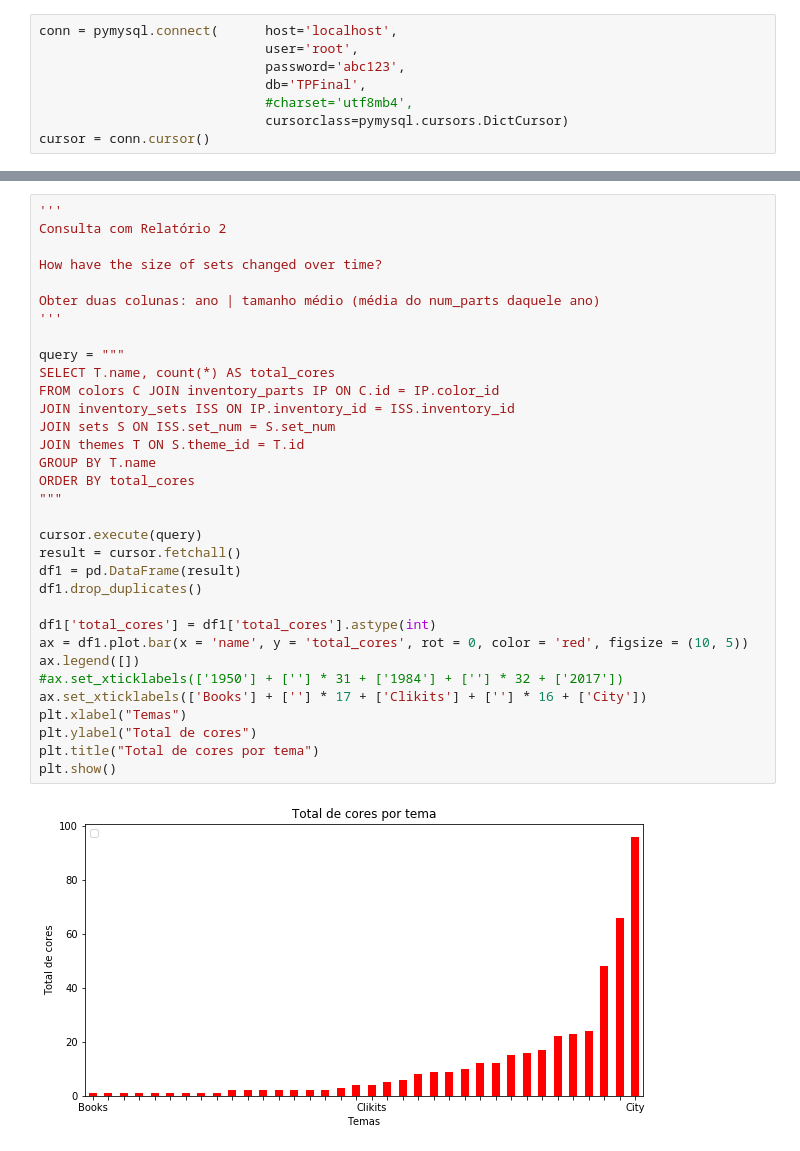
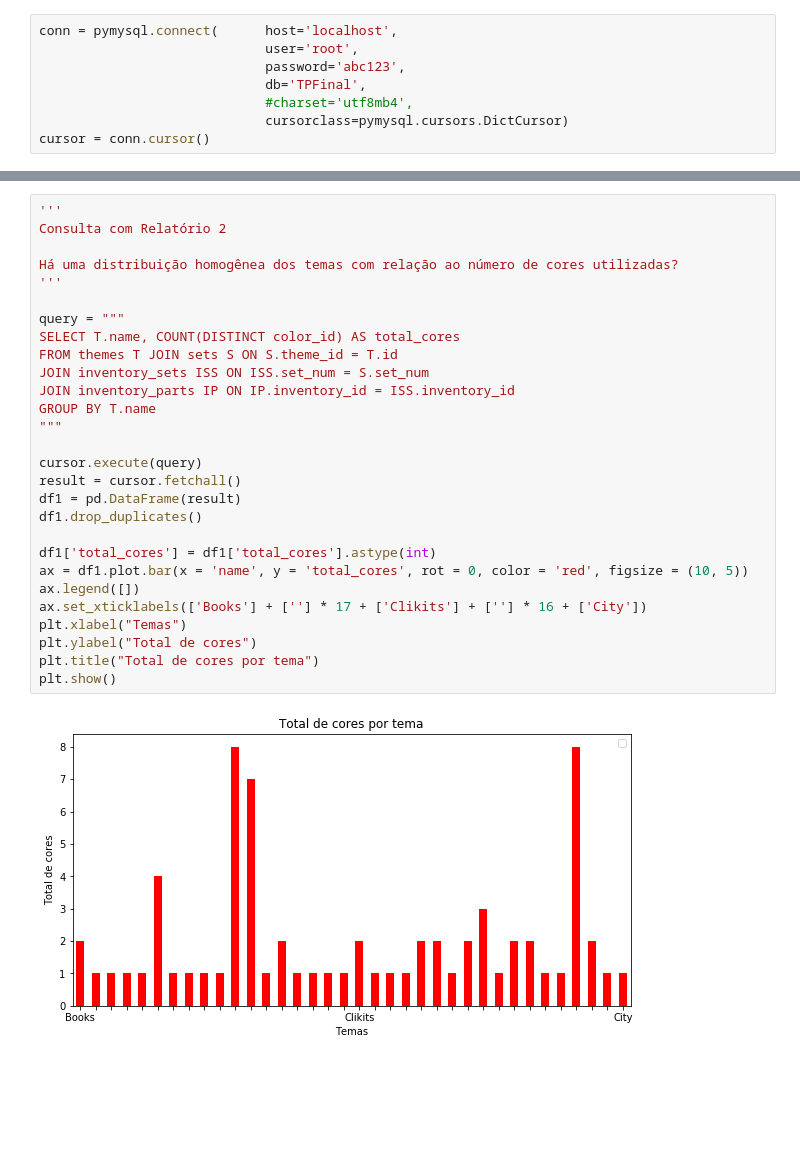
Before and after one commit to brenomatos/lego_database, a Jupyter notebook: Igor.ipynb, the cells around one changed output, grey strips where cells are left out. Cells and saved outputs as stored; diff of their text form; blank space fills up the shorter version.

```diff
--- a/Igor.ipynb
+++ b/Igor.ipynb
@@ -37,35 +35,30 @@ plt.show()
 # %%
 '''
 Consulta com Relatório 2
 
-How have the size of sets changed over time?
-
-Obter duas colunas: ano | tamanho médio (média do num_parts daquele ano)
+Há uma distribuição homogênea dos temas com relação ao número de cores utilizadas?
 '''
 
 query = """
-SELECT T.name, count(*) AS total_cores
-FROM colors C JOIN inventory_parts IP ON C.id = IP.color_id
-JOIN inventory_sets ISS ON IP.inventory_id = ISS.inventory_id
-JOIN sets S ON ISS.set_num = S.set_num
-JOIN themes T ON S.theme_id = T.id
+SELECT T.name, COUNT(DISTINCT color_id) AS total_cores
+FROM themes T JOIN sets S ON S.theme_id = T.id
+JOIN inventory_sets ISS ON ISS.set_num = S.set_num
+JOIN inventory_parts IP ON IP.inventory_id = ISS.inventory_id
 GROUP BY T.name
-ORDER BY total_cores
 """
 
 cursor.execute(query)
 result = cursor.fetchall()
 df1 = pd.DataFrame(result)
 df1.drop_duplicates()
 
 df1['total_cores'] = df1['total_cores'].astype(int)
 ax = df1.plot.bar(x = 'name', y = 'total_cores', rot = 0, color = 'red', figsize = (10, 5))
 ax.legend([])
-#ax.set_xticklabels(['1950'] + [''] * 31 + ['1984'] + [''] * 32 + ['2017'])
 ax.set_xticklabels(['Books'] + [''] * 17 + ['Clikits'] + [''] * 16 + ['City'])
 plt.xlabel("Temas")
 plt.ylabel("Total de cores")
 plt.title("Total de cores por tema")
 plt.show()
 # %% [output]
-[figure, old version]
+[figure, new version]
```
Also changed, not shown: parts of 3 cells of this notebook.
